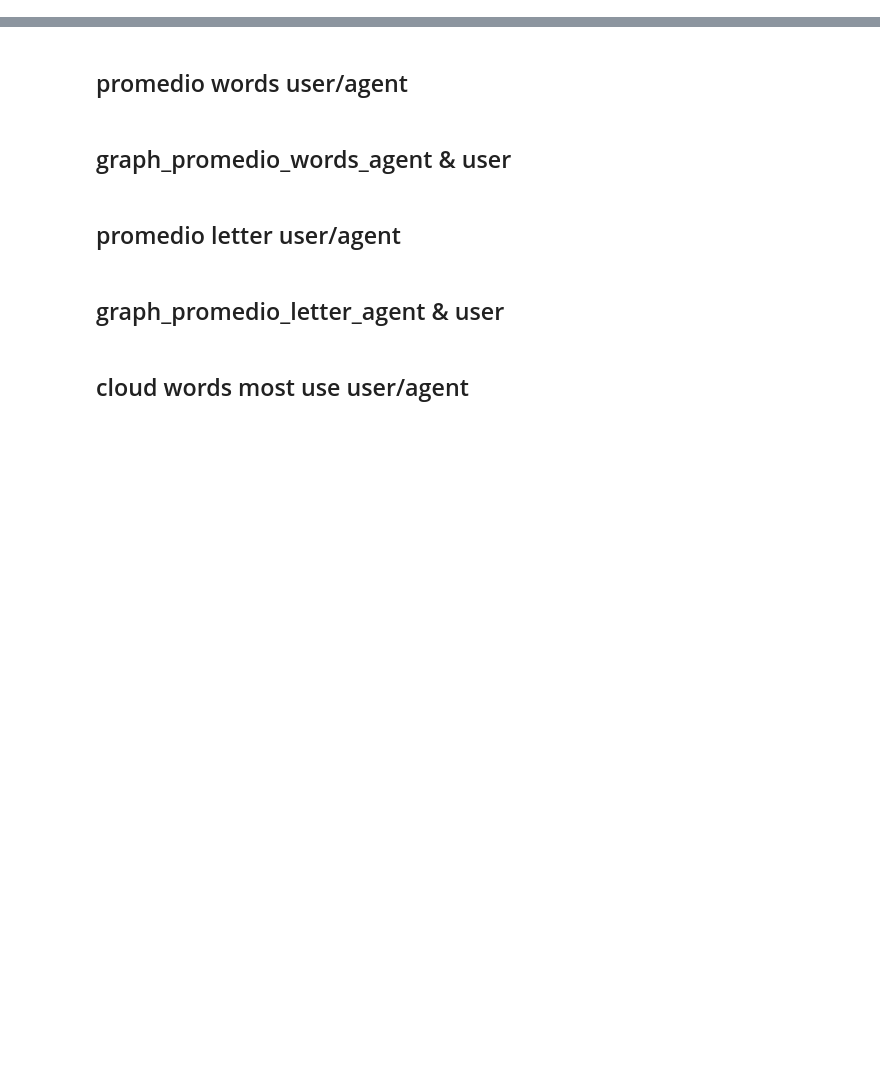
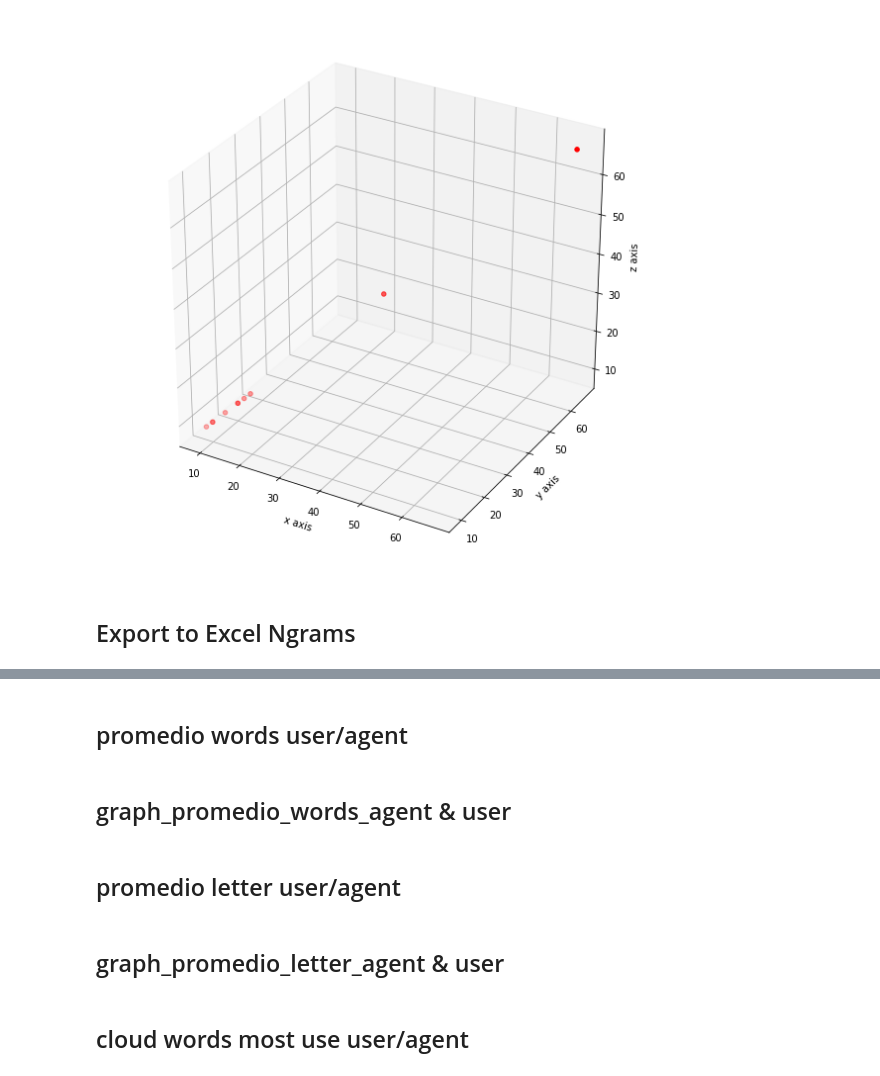
Before and after one commit to jhonex1234/code_py, a Jupyter notebook: nltk/graph_count_promedio/words/chat's/count_words.ipynb, the cells around one changed output, grey strips where cells are left out. Saved outputs shown, nothing was run; the diff lists cells and outputs as text; code cells hidden in the pictures; blank space fills up the shorter version.

```diff
--- a/nltk/graph_count_promedio/words/chat's/count_words.ipynb
+++ b/nltk/graph_count_promedio/words/chat's/count_words.ipynb
@@ -54,0 +319,3 @@ len(text_chat)
+# %%
+trig_t = trig_1.values.tolist()
+conteo = conteo.values.tolist()
@@ -54,0 +326,23 @@ len(text_chat)
+# %%
+from mpl_toolkits.mplot3d  import axes3d
+
+fig = plt.figure(figsize=(10,10))
+#plt.figure(figsize=(17,6))
+ax = fig.add_subplot(111,projection='3d')
+
+x = conteo[:10]
+y = conteo[:10]
+z = conteo[:10]
+
+#ax plt.get_xmajorticklabels
+ax.
+ax.scatter(x, y, z, c='r', marker='o')
+ax.set_xlabel('x axis')
+ax.set_ylabel('y axis')
+ax.set_zlabel('z axis')
+
+plt.show()
+# %% [output]
+[figure, added]
+# %% [markdown]
+## Export to Excel Ngrams
```
Also changed, not shown: parts of 53 cells of this notebook, 6 other files.
